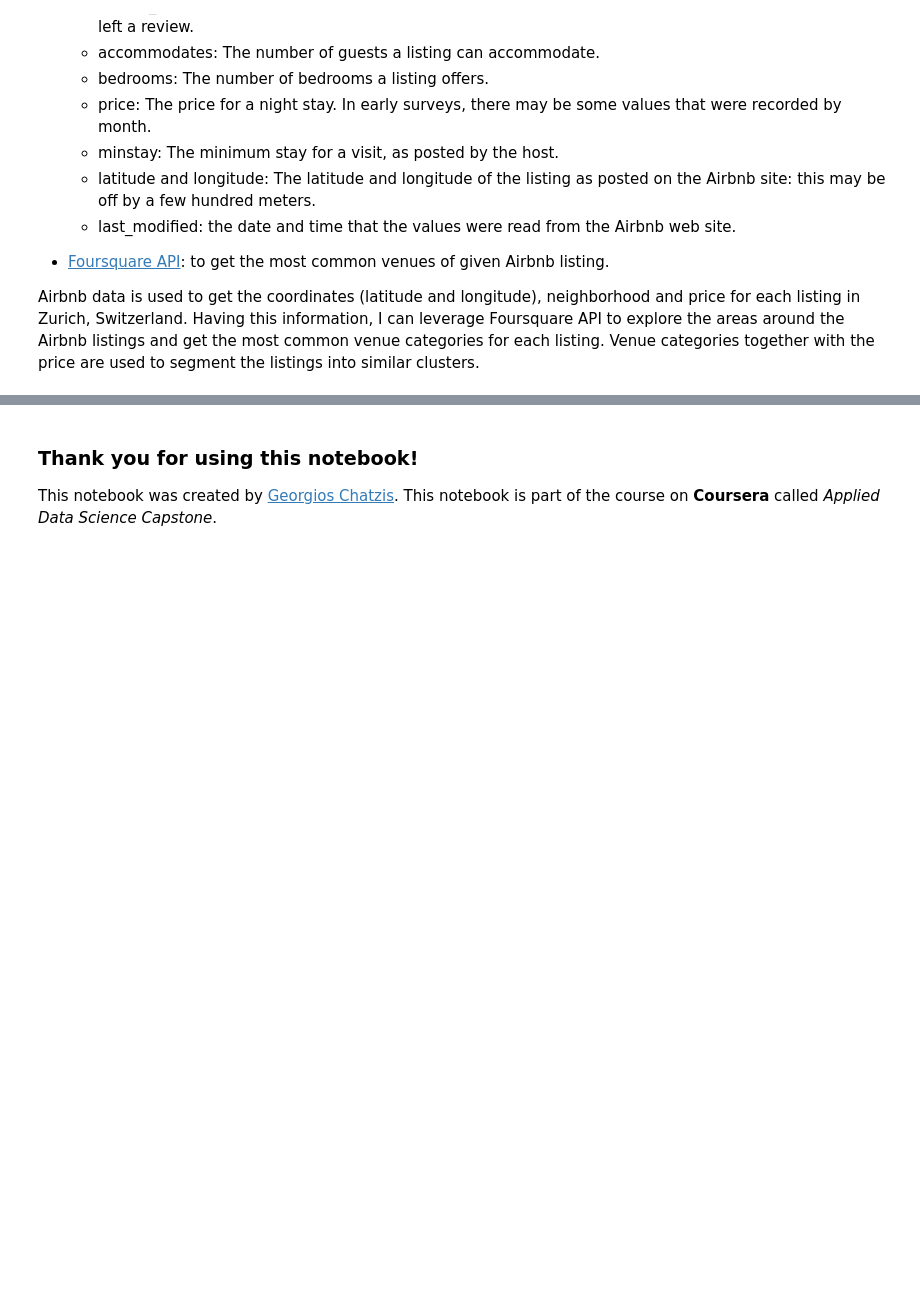
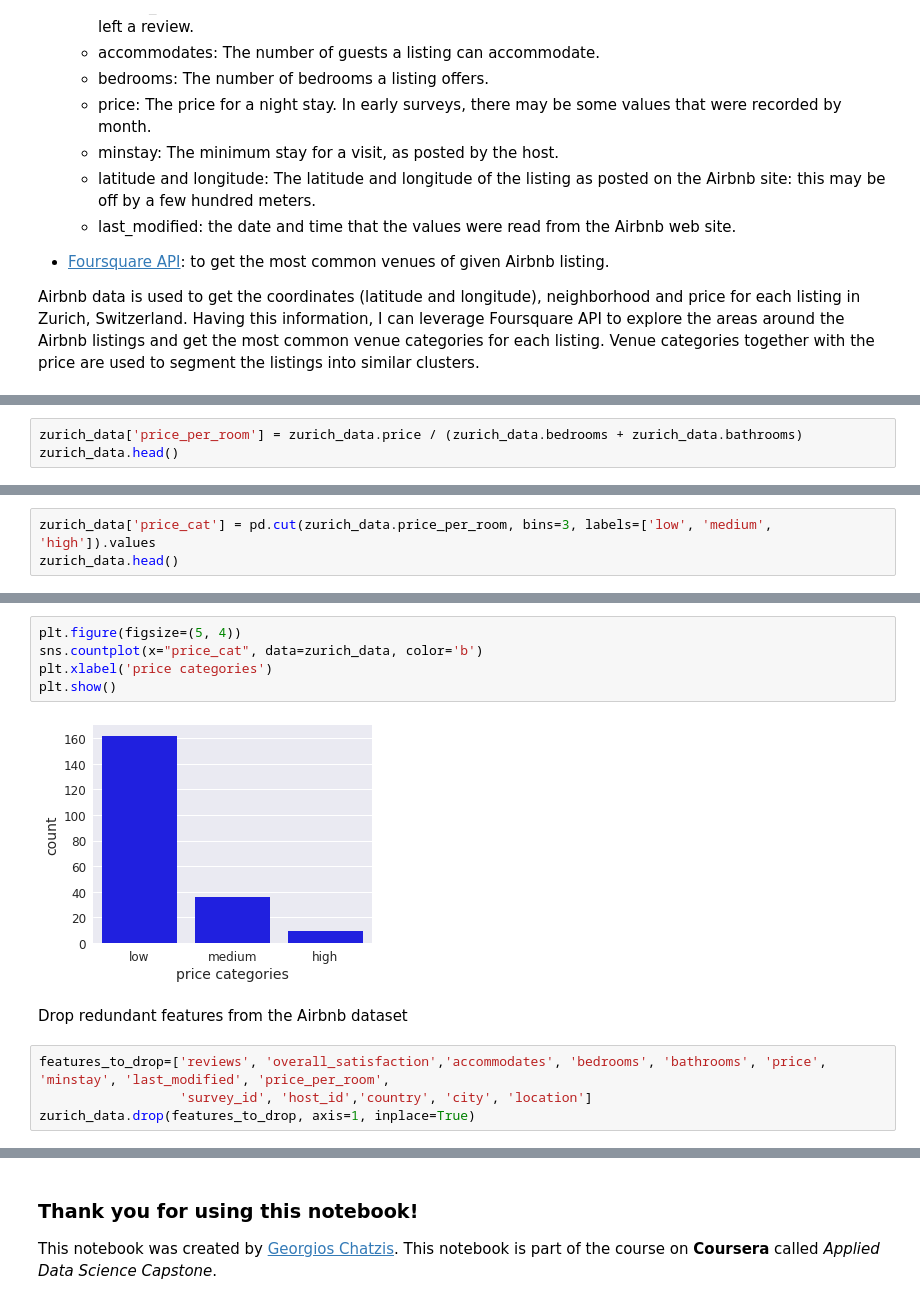
Before and after one commit to georchat/airbnb-listings-recommender, a Jupyter notebook: DP0701EN-Capstone-Project.ipynb, the cells around one changed output, grey strips where cells are left out. Cells and saved outputs as stored; diff of their text form; blank space fills up the shorter version.

```diff
--- a/DP0701EN-Capstone-Project.ipynb
+++ b/DP0701EN-Capstone-Project.ipynb
@@ -40,0 +299,3 @@ Airbnb data is used to get the coordinates (latitude and longitude), neighborhoo
+# %%
+zurich_data['price_per_room'] = zurich_data.price / (zurich_data.bedrooms + zurich_data.bathrooms)
+zurich_data.head()
@@ -40,0 +311,3 @@ Airbnb data is used to get the coordinates (latitude and longitude), neighborhoo
+# %%
+zurich_data['price_cat'] = pd.cut(zurich_data.price_per_room, bins=3, labels=['low', 'medium', 'high']).values
+zurich_data.head()
@@ -40,0 +328,13 @@ Airbnb data is used to get the coordinates (latitude and longitude), neighborhoo
+# %%
+plt.figure(figsize=(5, 4))
+sns.countplot(x="price_cat", data=zurich_data, color='b')
+plt.xlabel('price categories')
+plt.show()
+# %% [output]
+[figure, added]
+# %% [markdown]
+Drop redundant features from the Airbnb dataset
+# %%
+features_to_drop=['reviews', 'overall_satisfaction','accommodates', 'bedrooms', 'bathrooms', 'price', 'minstay', 'last_modified', 'price_per_room',
+                  'survey_id', 'host_id','country', 'city', 'location']
+zurich_data.drop(features_to_drop, axis=1, inplace=True)
```
Also changed, not shown: parts of 113 cells of this notebook.
